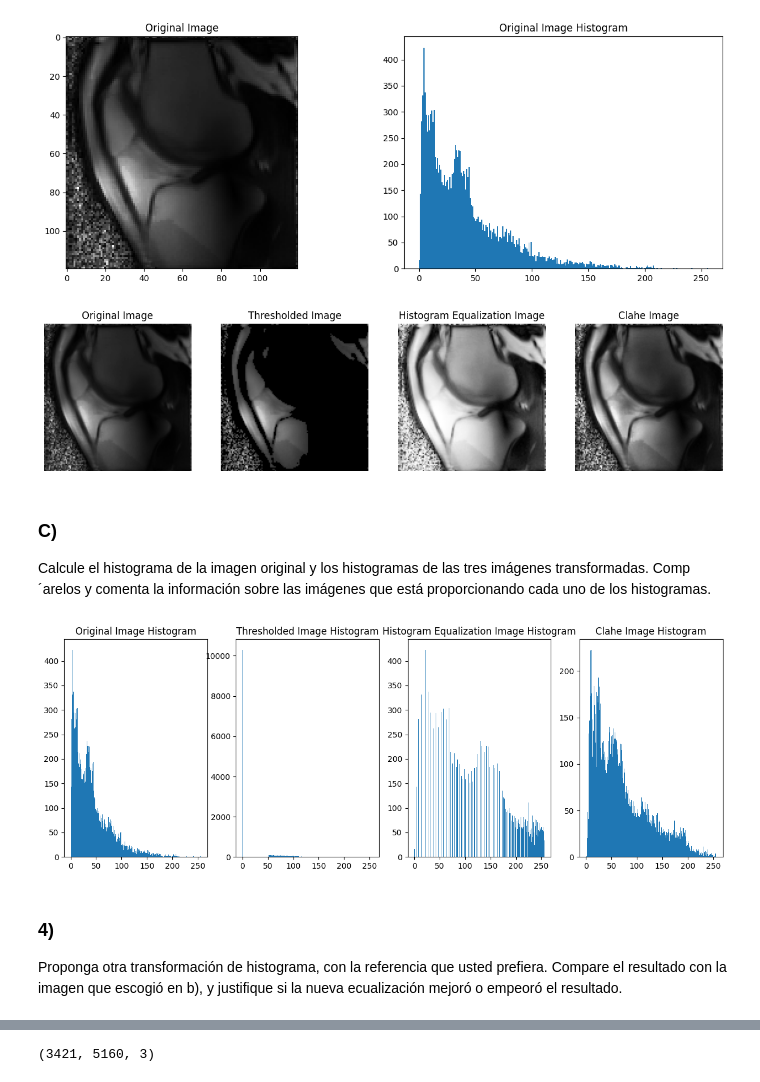
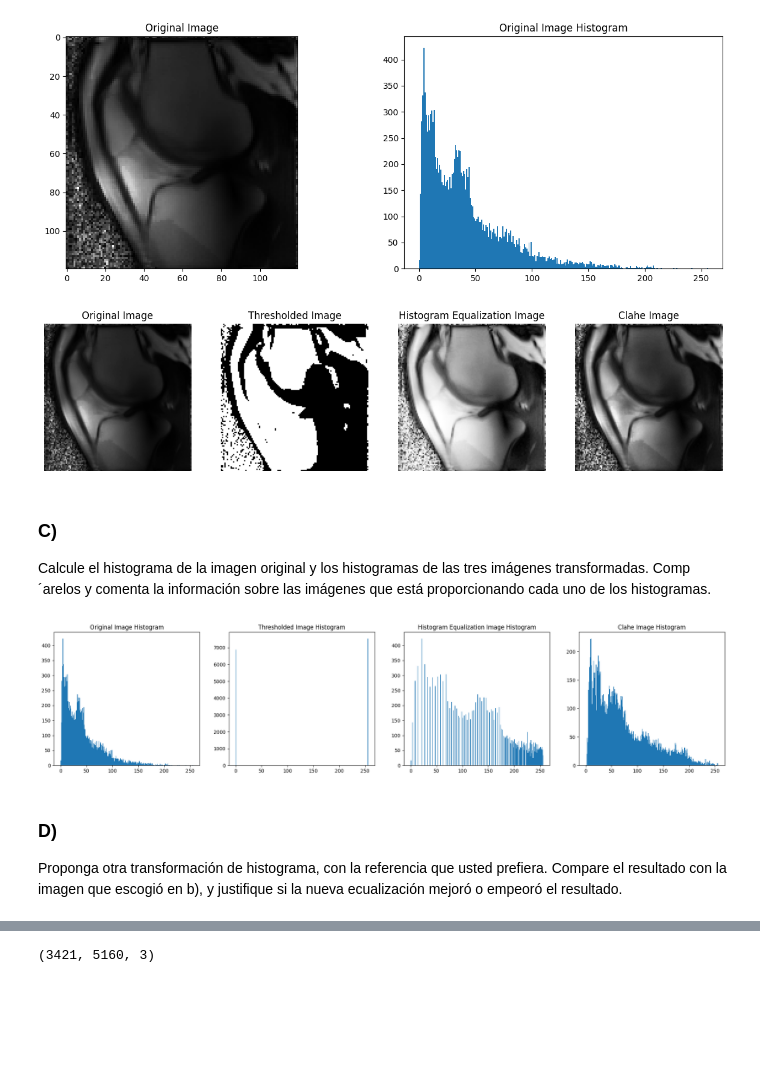
Before and after one commit to danieldamc/Procesamiento-de-Imagenes, a Jupyter notebook: Tarea_2.ipynb, the cells around one changed output, grey strips where cells are left out. Saved outputs shown, nothing was run; the diff lists cells and outputs as text; code cells hidden in the pictures; blank space fills up the shorter version.

```diff
--- a/Tarea_2.ipynb
+++ b/Tarea_2.ipynb
@@ -388,0 +298,37 @@ plt.show()
+# %%
+_, th_blue_channel = cv.threshold(blue_channel, 180, 255, cv.THRESH_BINARY)
+mask_fondo = cv.bitwise_not(th_blue_channel)
+
+
+bw_backgrund = cv.cvtColor(cv.bitwise_and(original_img, original_img, mask=mask_fondo), cv.COLOR_BGR2GRAY)
+blue_car = cv.bitwise_and(original_img, original_img, mask=th_blue_channel)
+final_image = cv.addWeighted(blue_car, 1, cv.merge((bw_backgrund, bw_backgrund, bw_backgrund)), 1, 0)
+
+plt.figure(figsize=(15, 5))
+
+plt.subplot(1, 5, 1)
+plt.imshow(th_blue_channel, cmap='gray')
+plt.title('Thresholded Blue Channel')
+plt.axis('off')
+
+plt.subplot(1, 5, 2)
+plt.imshow(mask_fondo, cmap='gray')
+plt.title('Background Mask')
+plt.axis('off')
+
+plt.subplot(1, 5, 3)
+plt.imshow(bw_backgrund, cmap='gray')
+plt.title('B/W Background')
+plt.axis('off')
+
+plt.subplot(1, 5, 4)
+plt.imshow(blue_car)
+plt.title('Blue Car')
+plt.axis('off')
+
+plt.subplot(1, 5, 5)
+plt.imshow(final_image, cmap='gray')
+plt.title('Final Image')
+plt.axis('off')
+
+plt.show()
@@ -415,9 +368,9 @@ plt.show()
 # %%
 hist_eq_img = cv.equalizeHist(original_img)
 
-_, thresholded_img = cv.threshold(original_img, 50, 255, cv.THRESH_TOZERO)
+_, thresholded_img = cv.threshold(original_img, 30, 255, cv.THRESH_BINARY)
 
-clahe = cv.createCLAHE(clipLimit=2.0, tileGridSize=(8,8))
+clahe = cv.createCLAHE(clipLimit=1, tileGridSize=(8,8))
 clahe_img = clahe.apply(original_img)
 # %%
 plt.figure(figsize=(15, 5))
@@ -444,34 +397,34 @@ plt.axis('off')
 
 plt.show()
 # %% [output]
-[figure, old version]
+[figure, new version]
 # %% [markdown]
 ### C)
 Calcule el histograma de la imagen original y los histogramas de
 las tres imágenes transformadas. Comp´arelos y comenta la información sobre las imágenes que está proporcionando cada uno de
 los histogramas.
 # %%
-plt.figure(figsize=(15, 5))
+plt.figure(figsize=(25, 5))
 
 plt.subplot(1, 4, 1)
 plt.title('Original Image Histogram')
 plt.hist(original_img.flatten(),256,[0,256])
 
 plt.subplot(1, 4, 2)
 plt.title('Thresholded Image Histogram')
 plt.hist(thresholded_img.flatten(),256,[0,256])
 
 plt.subplot(1, 4, 3)
 plt.title('Histogram Equalization Image Histogram')
 plt.hist(hist_eq_img.flatten(),256,[0,256])
 
 plt.subplot(1, 4, 4)
 plt.title('Clahe Image Histogram')
 plt.hist(clahe_img.flatten(),256,[0,256])
 
 plt.show()
 # %% [output]
-[figure, old version]
+[figure, new version]
 # %% [markdown]
-### 4)
+### D)
 Proponga otra transformación de histograma, con la referencia que usted prefiera. Compare el resultado con la imagen que escogió en b), y justifique si la nueva ecualización mejoró o empeoró el resultado.
```
Also changed, not shown: parts of 21 cells of this notebook, 16 other files.
